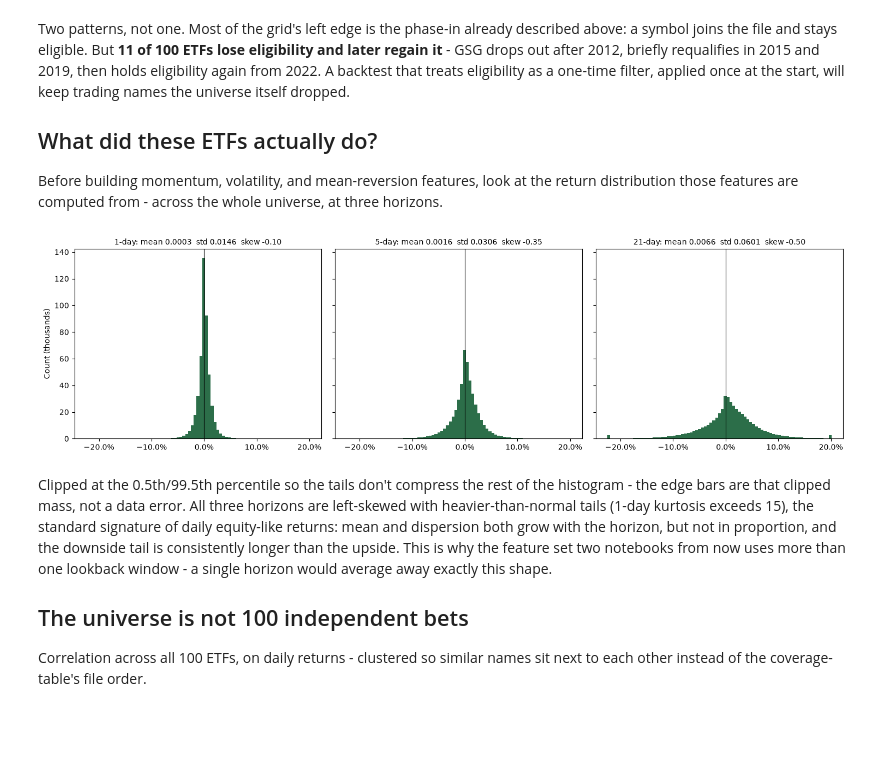
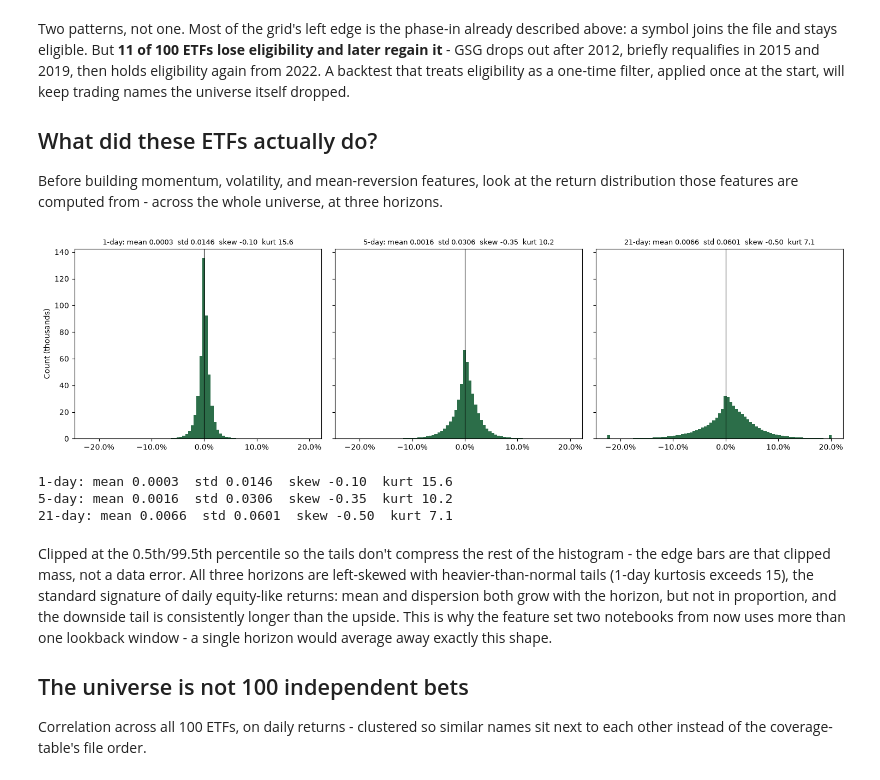
Before and after one commit to ml4t/packt-workshop, a Jupyter notebook: notebooks/01_data.ipynb, the cells around one changed output. Saved outputs shown, nothing was run; the diff lists cells and outputs as text; code cells hidden in the pictures; blank space fills up the shorter version.

```diff
--- a/notebooks/01_data.ipynb
+++ b/notebooks/01_data.ipynb
@@ -231,27 +231,37 @@ the whole universe, at three horizons.
 # %%
 horizons = {1: "1-day", 5: "5-day", 21: "21-day"}
 returns = {h: prices.groupby("symbol")["close"].pct_change(h).dropna() for h in horizons}
 
 # clip range comes from the widest horizon (21-day) so all three panels share
 # one x-axis - that's what makes the 1-day panel's narrowness visible at all
 lo, hi = returns[21].quantile(0.005), returns[21].quantile(0.995)
 bins = np.linspace(lo, hi, 80)
 
 fig, axes = plt.subplots(1, 3, figsize=(15, 4.2), sharex=True, sharey=True)
 for ax, (h, label) in zip(axes, horizons.items()):
     r = returns[h]
     ax.hist(r.clip(lo, hi), bins=bins, color="#2c6e49")
     ax.set_title(
-        f"{label}: mean {r.mean():.4f}  std {r.std():.4f}  skew {r.skew():.2f}", fontsize=10
+        f"{label}: mean {r.mean():.4f}  std {r.std():.4f}  skew {r.skew():.2f}  kurt {r.kurtosis():.1f}",
+        fontsize=9,
     )
     ax.axvline(0, color="black", linewidth=0.8)
     ax.xaxis.set_major_formatter(mticker.PercentFormatter(xmax=1))
 axes[0].yaxis.set_major_formatter(mticker.FuncFormatter(lambda y, _: f"{y / 1000:.0f}"))
 axes[0].set_ylabel("Count (thousands)")
 plt.tight_layout()
 plt.show()
+
+for h, label in horizons.items():
+    r = returns[h]
+    print(
+        f"{label}: mean {r.mean():.4f}  std {r.std():.4f}  skew {r.skew():.2f}  kurt {r.kurtosis():.1f}"
+    )
 # %% [output]
-[figure, old version]
+[figure, new version]
+1-day: mean 0.0003  std 0.0146  skew -0.10  kurt 15.6
+5-day: mean 0.0016  std 0.0306  skew -0.35  kurt 10.2
+21-day: mean 0.0066  std 0.0601  skew -0.50  kurt 7.1
 # %% [markdown]
 Clipped at the 0.5th/99.5th percentile so the tails don't compress the
 rest of the histogram - the edge bars are that clipped mass, not a data
```
Also changed, not shown: 5 other files.
